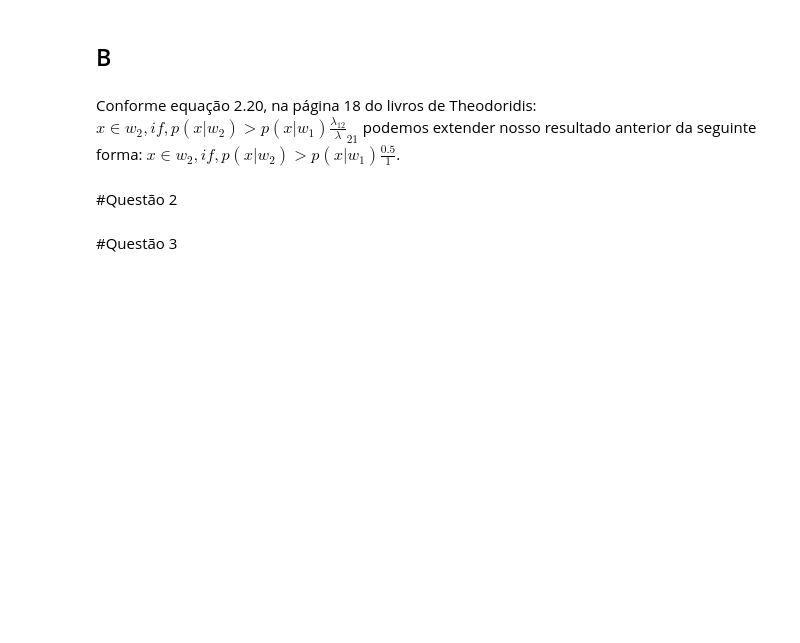
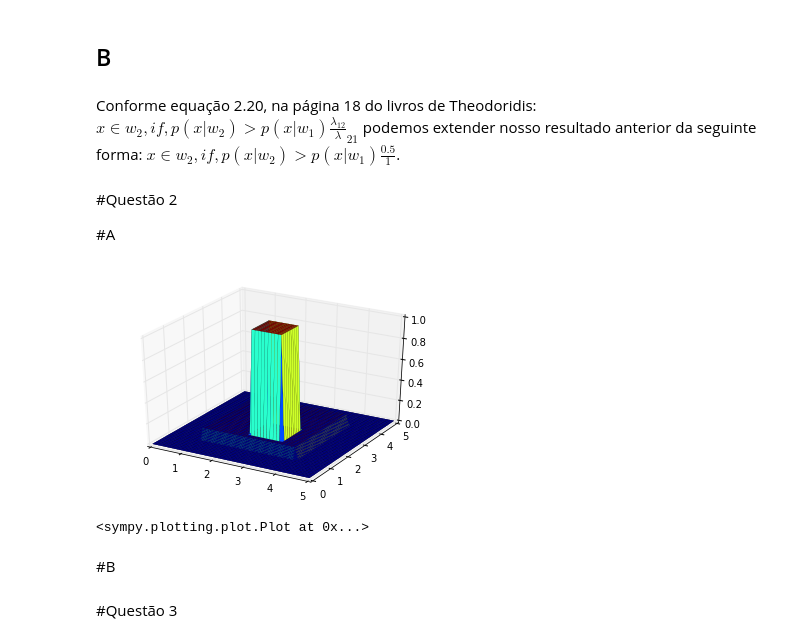
Before and after one commit to KhaoticMind/aprendizado, a Jupyter notebook: Lista Aprendizado de Maquina.ipynb, the cells around one changed output. Cells and saved outputs as stored; diff of their text form; code cells hidden in the pictures; blank space fills up the shorter version.

```diff
--- a/Lista Aprendizado de Maquina.ipynb
+++ b/Lista Aprendizado de Maquina.ipynb
@@ -46,6 +48,18 @@ Conforme equação 2.20, na página 18 do livros de Theodoridis:
 $x \in w_2, if, p(x|w_2) > p(x|w_1)\frac{\lambda_{12}}\lambda_{21}$ podemos extender nosso resultado anterior da seguinte forma: $x \in w_2, if, p(x|w_2) > p(x|w_1)\frac{0.5}1$.
 # %% [markdown]
 #Questão 2
+
+#A
+# %%
+pa = Piecewise((1/9, And(1<= x, x <= 4, 1<= y, y <= 4)), (0, True))
+pb = Piecewise((1,   And(2<= x, x <= 3, 2<= y, y <= 3)), (0, True))
+
+plot3d(pa, pb, (x, 0, 5), (y, 0, 5), nb_of_points_x=50, nb_of_points_y=50)
+# %% [output]
+[figure, added]
+<sympy.plotting.plot.Plot at 0x...>
+# %% [markdown]
+#B
 # %% [markdown]
 #Questão 3
 # %% [markdown]
```
Also changed, not shown: parts of 11 cells of this notebook.
